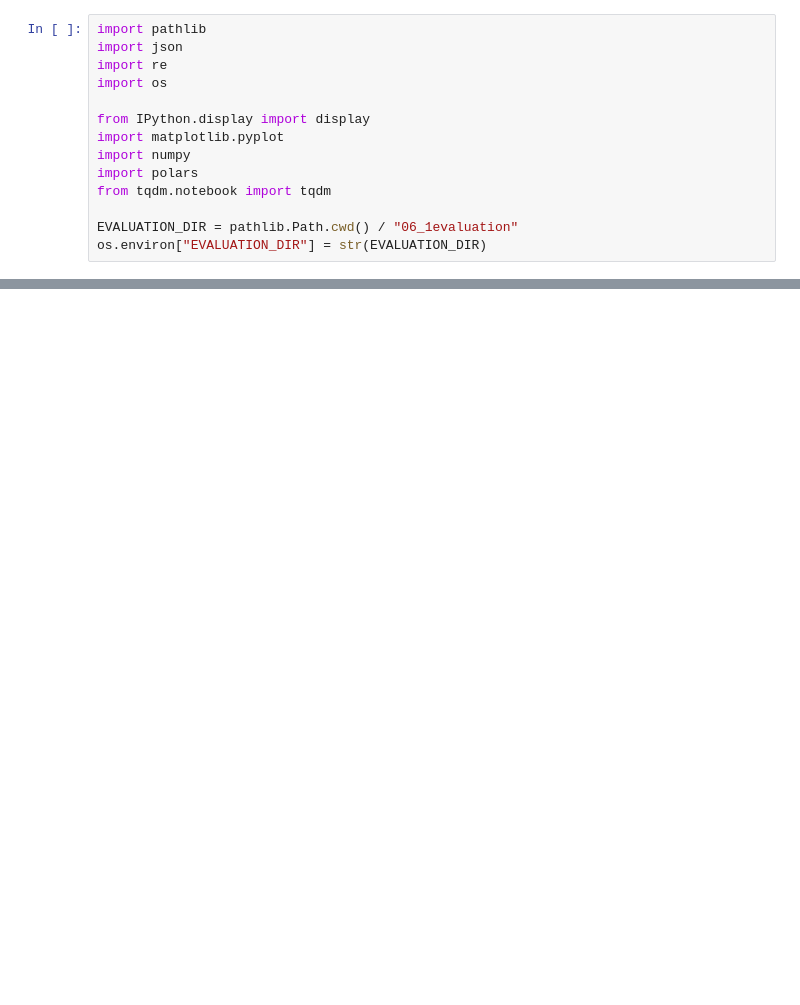
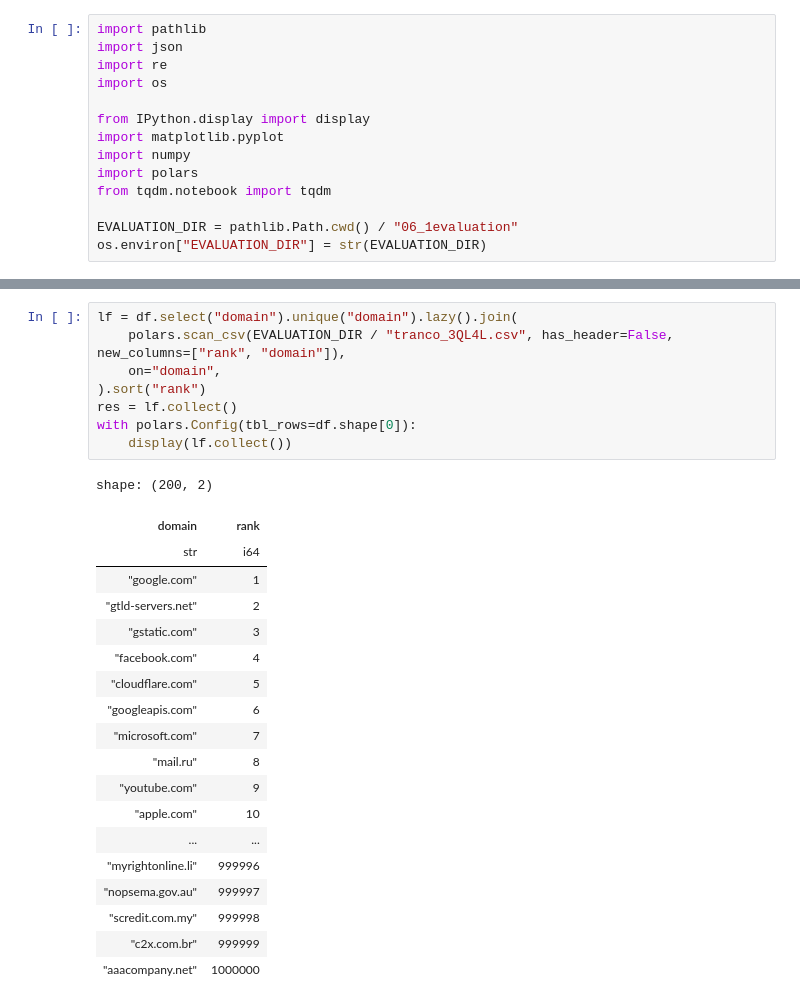
Before and after one commit to miri64/artifacts-tnsm26-cbor-dns-eval, a Jupyter notebook: 06_1evaluation.ipynb, the cells around one changed output, grey strips where cells are left out. Drawn from its saved outputs; the diff is of its cells as text; blank space fills up the shorter version.

```diff
--- a/06_1evaluation.ipynb
+++ b/06_1evaluation.ipynb
@@ -132,0 +219,28 @@ for metric in ["first_contentful_paint", "largest_contentful_paint", "speed_inde
+# %%
+lf = df.select("domain").unique("domain").lazy().join(
+    polars.scan_csv(EVALUATION_DIR / "tranco_3QL4L.csv", has_header=False, new_columns=["rank", "domain"]),
+    on="domain",
+).sort("rank")
+res = lf.collect()
+with polars.Config(tbl_rows=df.shape[0]):
+    display(lf.collect())
+# %% [output]
+shape: (200, 2)
+| domain | rank |
+| str | i64 |
+| "google.com" | 1 |
+| "gtld-servers.net" | 2 |
+| "gstatic.com" | 3 |
+| "facebook.com" | 4 |
+| "cloudflare.com" | 5 |
+| "googleapis.com" | 6 |
+| "microsoft.com" | 7 |
+| "mail.ru" | 8 |
+| "youtube.com" | 9 |
+| "apple.com" | 10 |
+| ... | ... |
+| "myrightonline.li" | 999996 |
+| "nopsema.gov.au" | 999997 |
+| "scredit.com.my" | 999998 |
+| "c2x.com.br" | 999999 |
+| "aaacompany.net" | 1000000 |
```
Also changed, not shown: parts of 5 cells of this notebook, 1 other file.
